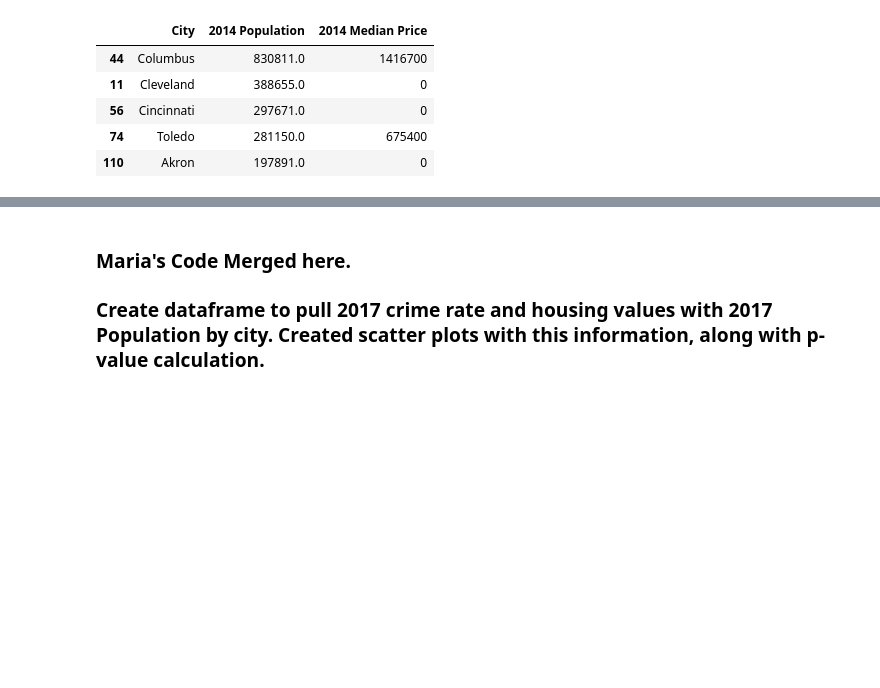
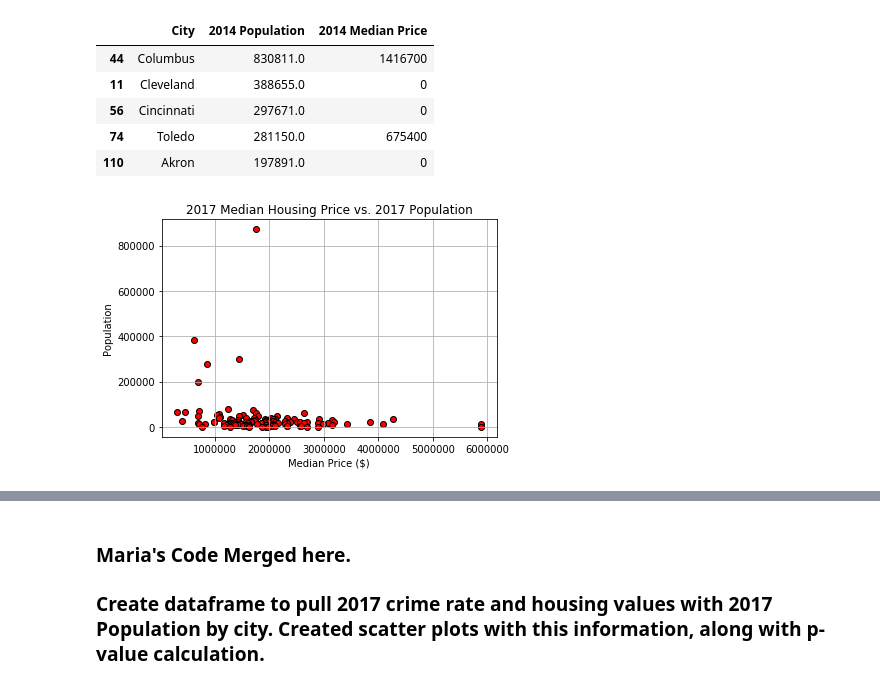
Before and after one commit to taylorbreychak/Project-1, a Jupyter notebook: ProjectCode_Merged/CrimeDataAnalysis-FinalCode.ipynb, the cells around one changed output, grey strips where cells are left out. Cells and saved outputs as stored; diff of their text form; code cells hidden in the pictures; blank space fills up the shorter version.

```diff
--- a/ProjectCode_Merged/CrimeDataAnalysis-FinalCode.ipynb
+++ b/ProjectCode_Merged/CrimeDataAnalysis-FinalCode.ipynb
@@ -394,11 +400,16 @@ popprice2014.head()
 | 74 | Toledo | 281150.0 | 675400 |
 | 110 | Akron | 197891.0 | 0 |
 # %%
-plt.scatter(popprice2017["2017 Median Price"],popprice2017["2017 Population"], marker="o", color="red", edgecolor="black")
+fig1, ax1 = plt.subplots()
+ax1.scatter(popprice2017["2017 Median Price"],popprice2017["2017 Population"], marker="o", color="red", edgecolor="black")
 
 plt.title("2017 Median Housing Price vs. 2017 Population")
 plt.ylabel("Population")
 plt.xlabel("Median Price ($)")
 plt.grid(True)
+
+plt.savefig("images/2017 Median Housing Price vs. 2017 Population.png")
 plt.show()
+# %% [output]
+[figure, added]
 # %%
```
Also changed, not shown: parts of 23 cells of this notebook, 16 other files.
